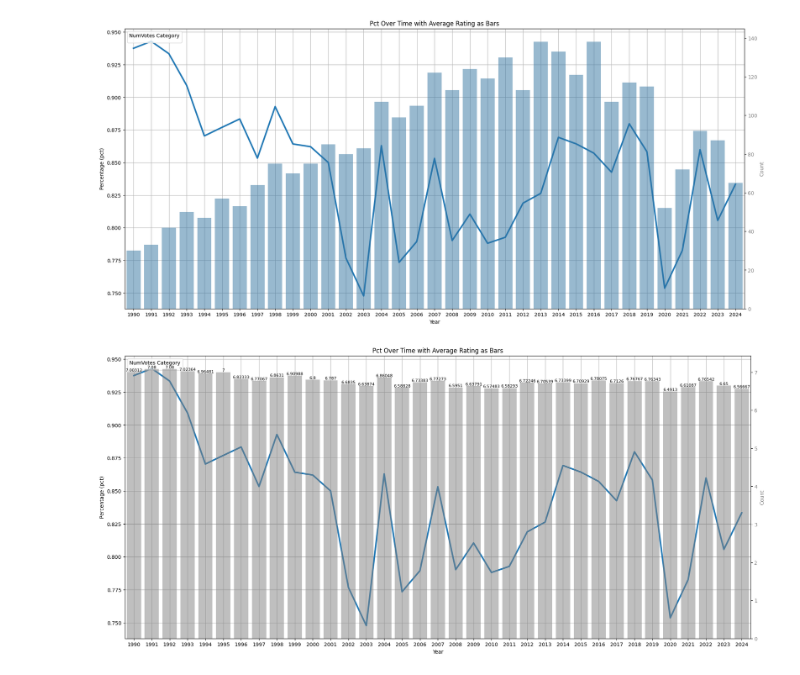
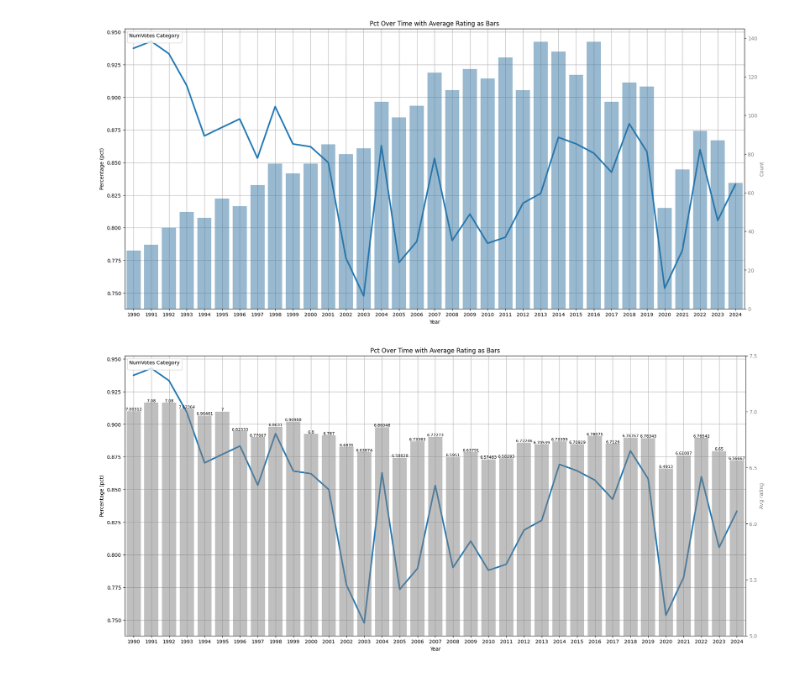
Before and after one commit to Artem-k0o/First-steps, a Jupyter notebook: Are_movies_getting_worse?.ipynb, the cells around one changed output. Cells and saved outputs as stored; diff of their text form; code cells hidden in the pictures.

```diff
--- a/Are_movies_getting_worse?.ipynb
+++ b/Are_movies_getting_worse?.ipynb
@@ -453,28 +453,29 @@ plt.show()
 # %%
 fig, ax1 = plt.subplots(figsize=(22, 10))
 sns.lineplot(data=grouped4[grouped4['startYear'].astype(int)>=1990], x='startYear', y='pct',linewidth = 3)
 
 # Formatting
 ax1.set_ylabel('Percentage (pct)', color='black')
 ax1.set_xlabel('Year')
 ax1.tick_params(axis='y', labelcolor='black')
 ax1.legend(title='NumVotes Category', loc='upper left')
 ax1.grid(True)
 
 # Create second y-axis for bar chart
 ax2 = ax1.twinx()
 
 # Bar chart for 'averageRating'
 sns.barplot(data=grouped3[grouped3['startYear'].astype(int)>=1990].groupby('startYear')['averageRating_all'].mean().reset_index(), x='startYear', y='averageRating_all', alpha=0.5, color='grey', ax=ax2)
-ax2.set_ylabel('Count', color='gray')
+ax2.set_ylabel('Avg rating', color='gray')
 ax2.tick_params(axis='y', labelcolor='gray')
 ax2.bar_label(ax2.containers[0], fontsize=8)
+ax2.set_ylim(5, 7.5)
 
 
 # Title and final adjustments
 plt.title('Pct Over Time with Average Rating as Bars')
 #plt.xticks(rotation=90)
 
 plt.show()
 # %% [output]
-[figure, old version]
+[figure, new version]
```
